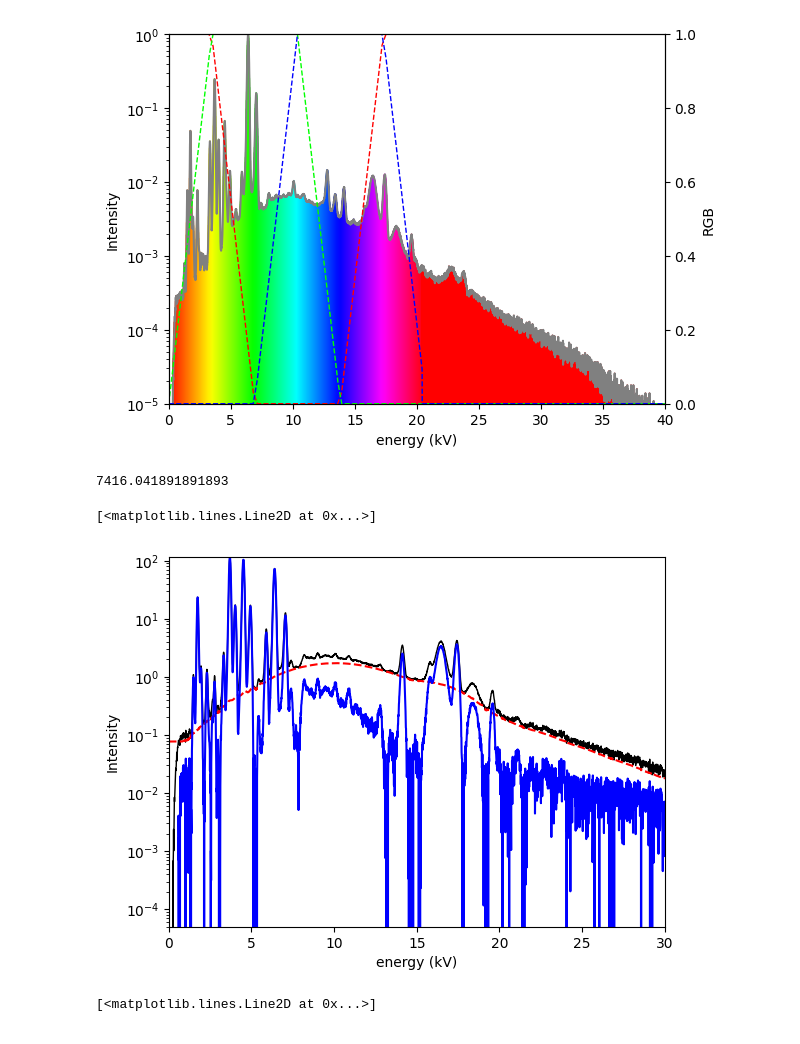
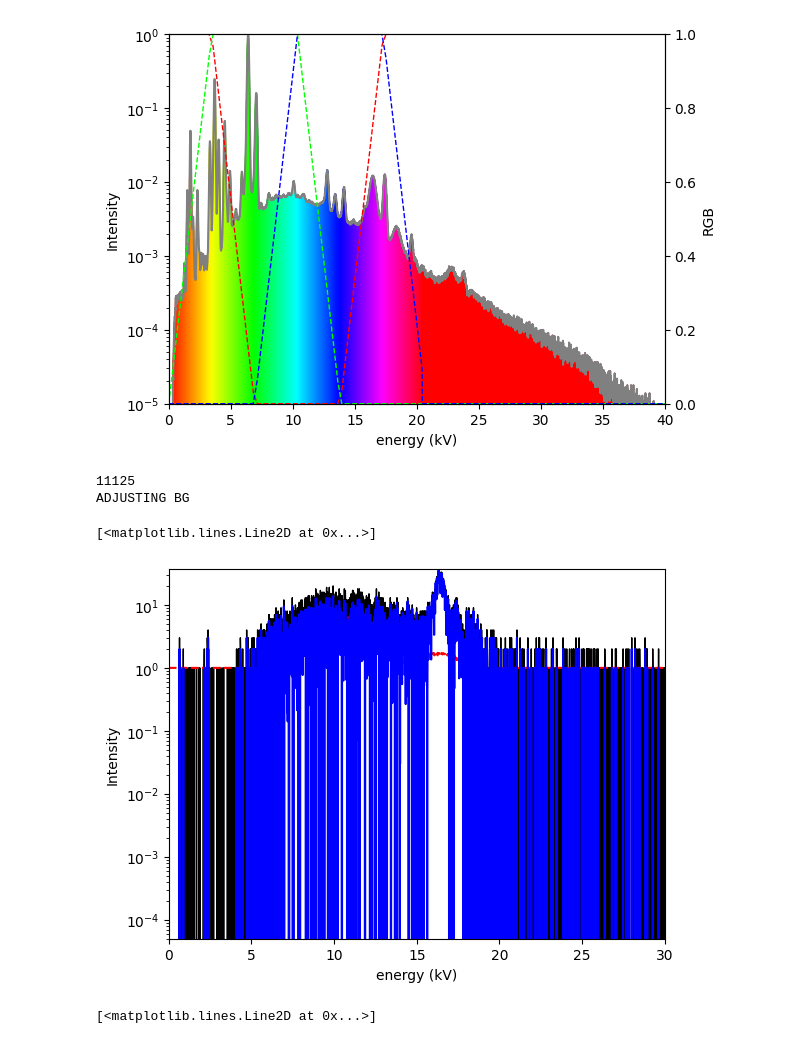
Before and after one commit to lachlanc61/ReadoutXFM, a Jupyter notebook: explore.ipynb, the cells around one changed output. Saved outputs shown, nothing was run; the diff lists cells and outputs as text; code cells hidden in the pictures.

```diff
--- a/explore.ipynb
+++ b/explore.ipynb
@@ -47,7 +47,7 @@ read and clust  0.001296
 starttime = time.time()             #init timer
 chan=np.arange(0,config.NCHAN)      #channels
 energy=chan*config.ESTEP            #energy list
-noisecorrect=True                   #apply adjustment to SNIP to fit noisy pixels
+noisecorrect=False                   #apply adjustment to SNIP to fit noisy pixels
 
 #if we are creating colourmaps, set up colour routine
 if config.DOCOLOURS == True: colour.initialise(energy)
@@ -73,10 +73,23 @@ print(
 )
 
 #open the datafile
+
+
 with open(f, mode='rb') as file: # rb = read binary
+
 
     #generate bytestream
     stream = file.read()         #NB. to read in chunks, add chunk size as read(SIZE)
+
+    """
+    read header
+        receives stream
+        returns
+            mapx
+            mapy
+            totalpx?
+    """
+
     streamlen=len(stream)
 
     print(f"filesize: {streamlen} (bytes)")
@@ -88,7 +101,7 @@ with open(f, mode='rb') as file: # rb = read binary
     #   if we find this immediately, header is zero length
     #provided header is present
     #   read params from header
-    if headerlen == 20550:
+    if headerlen == 20550:  #(="DP" as <uint16)
         print("WARNING: no header found")
         headerlen=0
         mapx=config.MAPX
@@ -120,6 +133,7 @@ with open(f, mode='rb') as file: # rb = read binary
     #assign map size based on dimensions
     totalpx=mapx*mapy
 
+    "----------------------------------------"
     #print run params
     print(f"header length: {headerlen} (bytes)")
     print(f"map dimensions: {mapx} x {mapy}")
@@ -195,7 +209,7 @@ with open(f, mode='rb') as file: # rb = read binary
             #if pixel index greater than expected no. pixels based on map dimensions
             #   end if we are doing a truncated run
             #   else throw a warning
-            if i > (totalpx-1):
+            if i > (totalpx-2):
                 if (config.SHORTRUN == True):   #i > totalpx is expected for short run
                     print("ending at:", idx)
                     idx=streamlen+1
@@ -434,38 +459,39 @@ SNIP TESTING
 """
 
 nview=2044
 vymin=-1
 vymin=0
 
 venergy=energy
-ps=clustaverages[1,1]
+#ps=clustaverages[1,1]
 #ps=data[20000,:]
 #ps=data[5000,:]
-#ps=data[100,:]
+ps=data[3583,:]
 
 print(np.sum(ps))
 
 #ps=np.log(ps) #/max(clustaverages[1,1])
 #ps=ps/max(ps)
 
-ps2, bg=fitting.fitbaseline(ps,False)
+ps2, bg=fitting.fitbaseline(ps,True)
 
 fig, ax1 = plt.subplots()
 
 ax1.set_xlabel('energy (kV)')
 ax1.set_ylabel('Intensity')
 ax1.axis(xmin=0,xmax=30)
 ax1.set_yscale('log')
 ax1.axis(ymin=0.00005,ymax=max(ps))
 
 
 ax1.plot(venergy, ps, color="black", linewidth=1)
 ax1.plot(venergy, bg, color="red", linestyle='dashed')
 ax1.plot(venergy, ps2, color="blue")
 # %% [output]
-7416.041891891893
+11125
+ADJUSTING BG
 [<matplotlib.lines.Line2D at 0x...>]
-[figure, old version]
+[figure, new version]
 # %%
 spec=clustaverages[1,3]
 spec=data[0,:]
```
Also changed, not shown: parts of 1 cell of this notebook, 4 other files.
